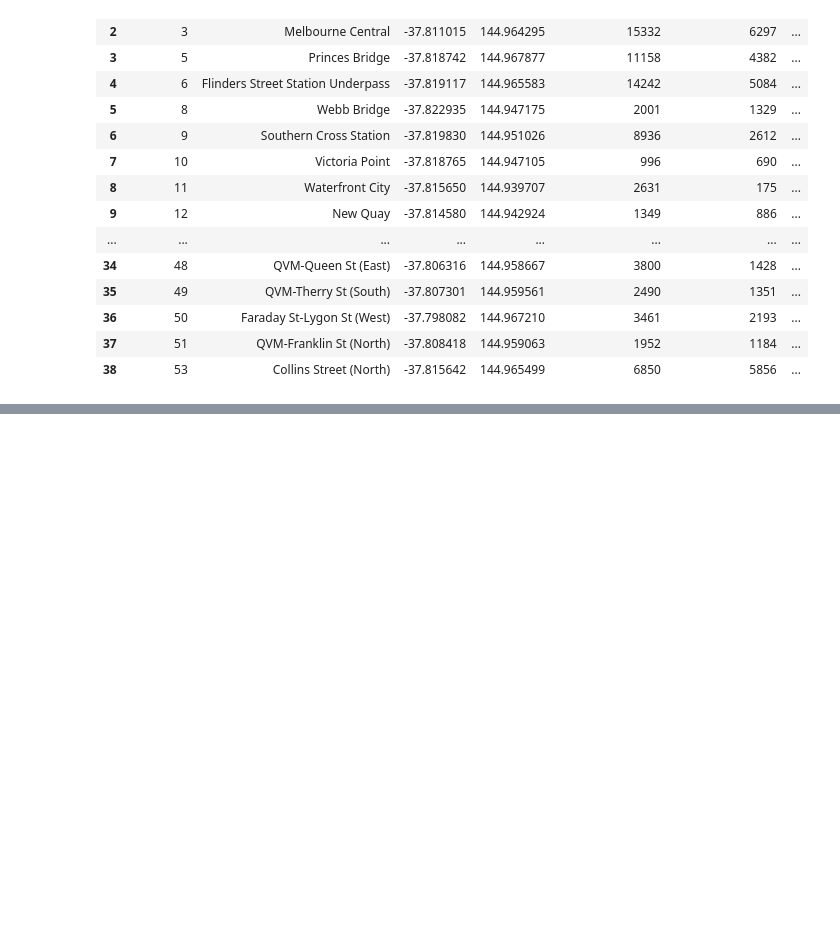
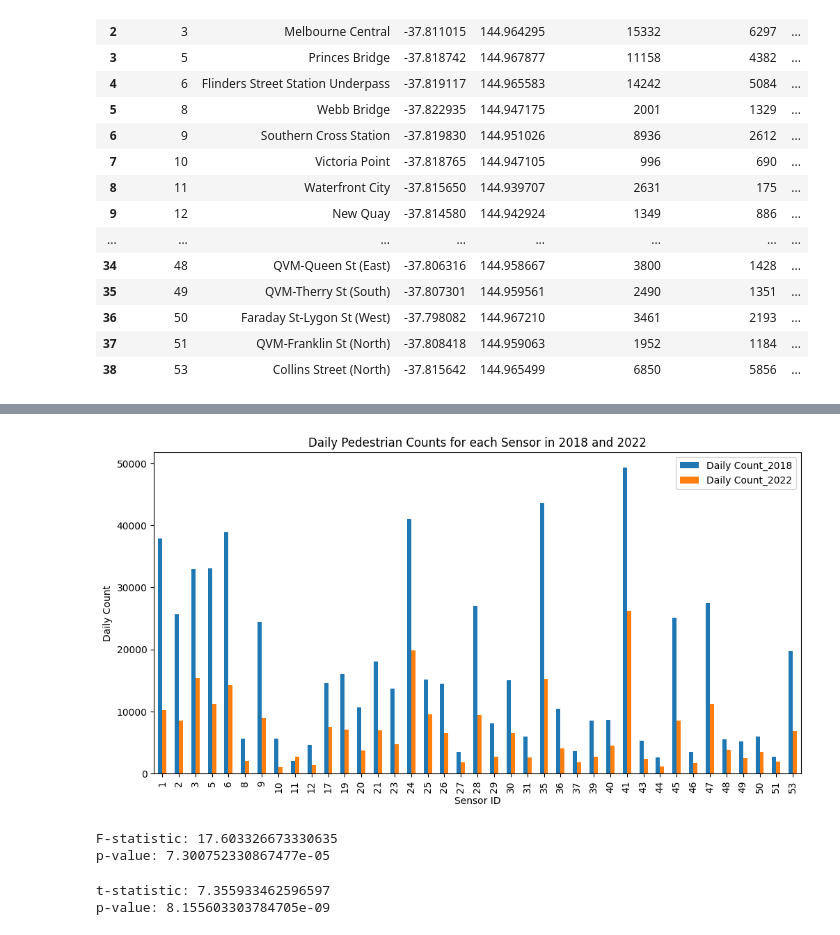
Before and after one commit to hendaman/project-1-challenge, a Jupyter notebook: Question-3-Owen/PedestrianTrafficVolume.ipynb, the cells around one changed output, grey strips where cells are left out. Cells and saved outputs as stored; diff of their text form; code cells hidden in the pictures; blank space fills up the shorter version.

```diff
--- a/Question-3-Owen/PedestrianTrafficVolume.ipynb
+++ b/Question-3-Owen/PedestrianTrafficVolume.ipynb
@@ -349,3 +385,51 @@ filtered_sensors_2022_2018_map
 # %% [output]
 Number of sensors in the list: 39
 [interactive output not drawn]
+# %%
+import matplotlib.pyplot as plt
+
+# Group the data by sensor ID and select the daily count columns
+sensor_counts = diff_2022_2018_df.groupby('Sensor ID')[['Daily Count_2018', 'Daily Count_2022']].sum()
+
+# Plot a bar chart for each sensor
+sensor_counts.plot(kind='bar', figsize=(12,6))
+
+# Add title and labels
+plt.title("Daily Pedestrian Counts for each Sensor in 2018 and 2022")
+plt.xlabel("Sensor ID")
+plt.ylabel("Daily Count")
+plt.show()
+# %% [output]
+[figure, added]
+# %%
+import scipy.stats as stats
+
+# Extract the daily counts for each sensor and time period
+counts_2018 = diff_2022_2018_df['Daily Count_2018'].tolist()
+counts_2022 = diff_2022_2018_df['Daily Count_2022'].tolist()
+
+# Perform the ANOVA
+f_stat, p_val = stats.f_oneway(counts_2018, counts_2022)
+
+# Print the results
+print("F-statistic:", f_stat)
+print("p-value:", p_val)
+# %% [output]
+F-statistic: 17.603326673330635
+p-value: 7.300752330867477e-05
+# %%
+import scipy.stats as stats
+
+# Select the daily pedestrian counts for each sensor in 2018 and 2022
+counts_2018 = diff_2022_2018_df['Daily Count_2018']
+counts_2022 = diff_2022_2018_df['Daily Count_2022']
+
+# Perform the paired t-test
+t_stat, p_val = stats.ttest_rel(counts_2018, counts_2022)
+
+# Print the results
+print("t-statistic:", t_stat)
+print("p-value:", p_val)
+# %% [output]
+t-statistic: 7.355933462596597
+p-value: 8.155603303784705e-09
```
Also changed, not shown: parts of 6 cells of this notebook.
